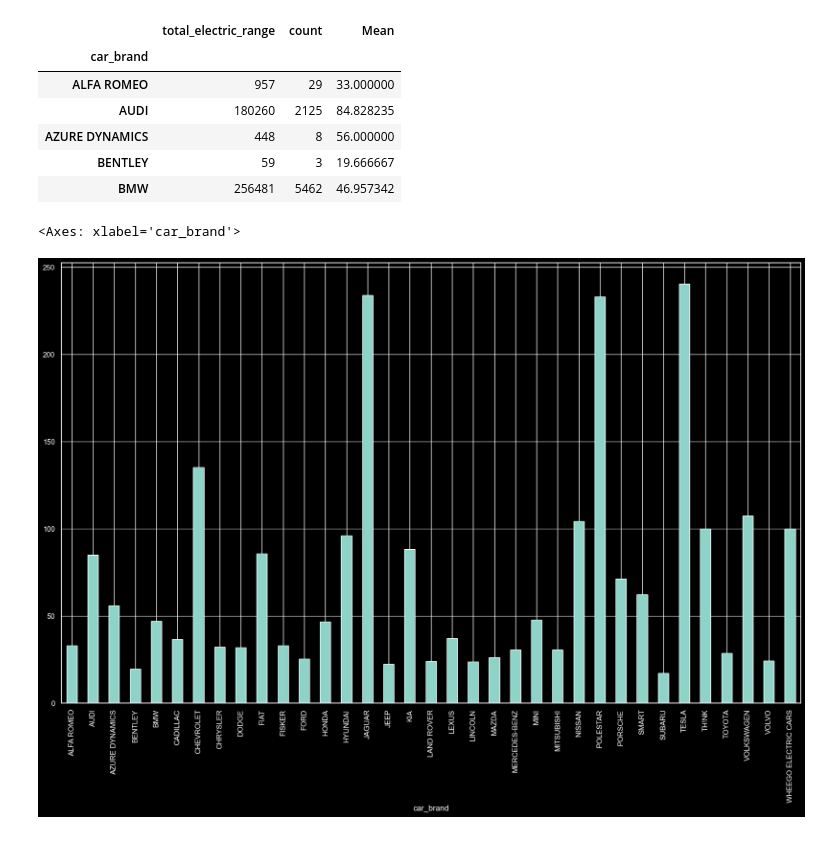
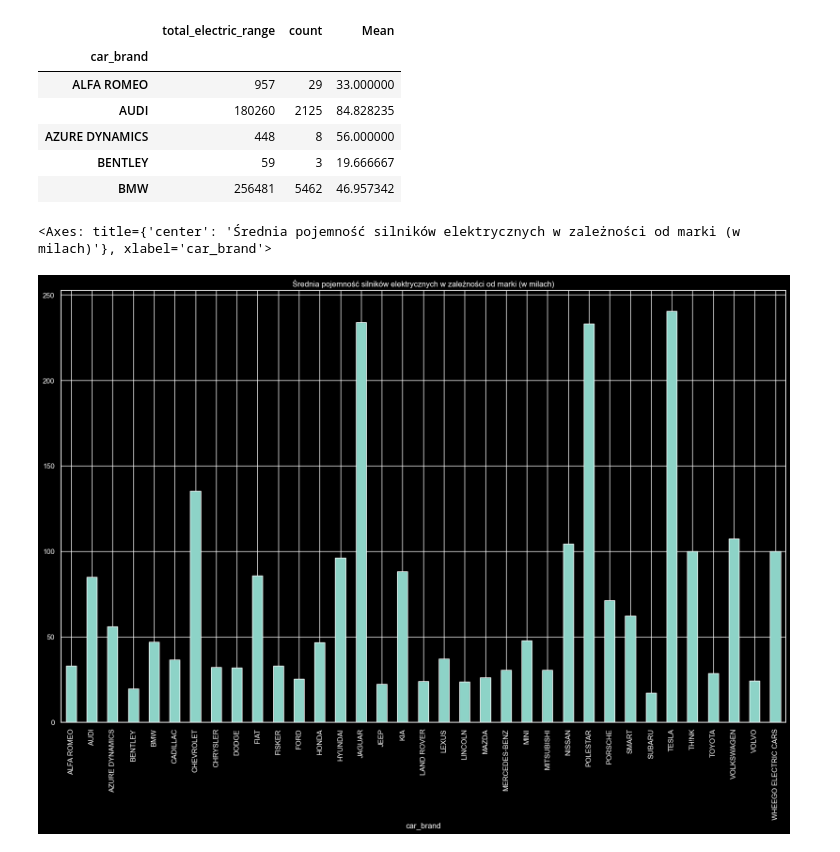
Before and after one commit to Manhatai/Data_Science_Excersises, a Jupyter notebook: Electric_vehicle_population.ipynb, the cells around one changed output. Saved outputs shown, nothing was run; the diff lists cells and outputs as text; code cells hidden in the pictures.

Commit message:
plots

```diff
--- a/Electric_vehicle_population.ipynb
+++ b/Electric_vehicle_population.ipynb
@@ -489,7 +489,7 @@ df_agg.head()
 | BENTLEY | 59 | 3 | 19.666667 |
 | BMW | 256481 | 5462 | 46.957342 |
 # %%
-df_agg['Mean'].plot(kind='bar', figsize=(20, 12))
+df_agg['Mean'].plot(kind='bar', figsize=(20, 12), title='Średnia pojemność silników elektrycznych w zależności od marki (w milach)')
 # %% [output]
-<Axes: xlabel='car_brand'>
+<Axes: title={'center': 'Średnia pojemność silników elektrycznych w zależności od marki (w milach)'}, xlabel='car_brand'>
-[figure, old version]
+[figure, new version]
```
Also changed, not shown: parts of 4 cells of this notebook.
